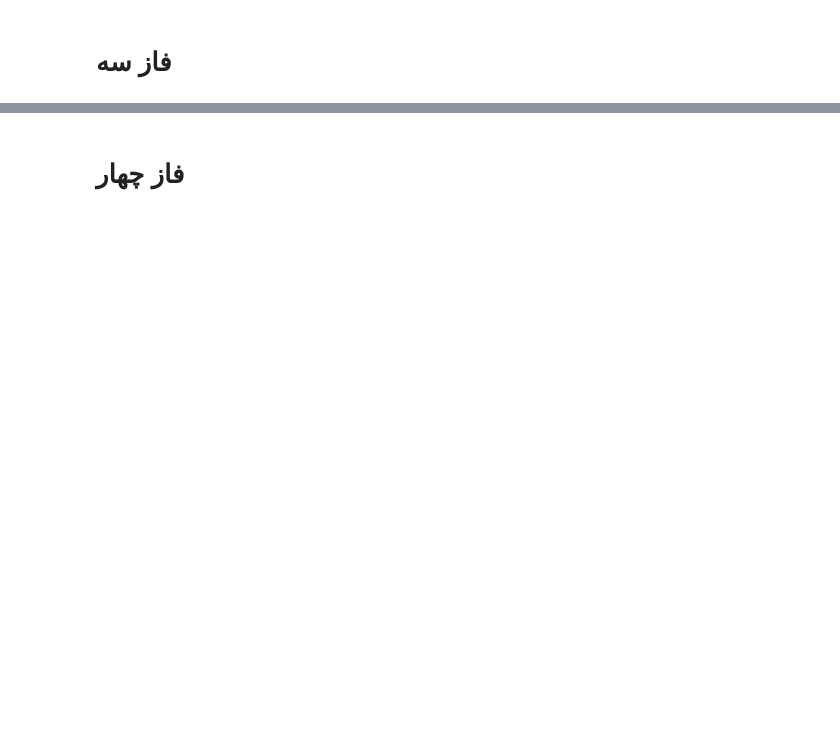
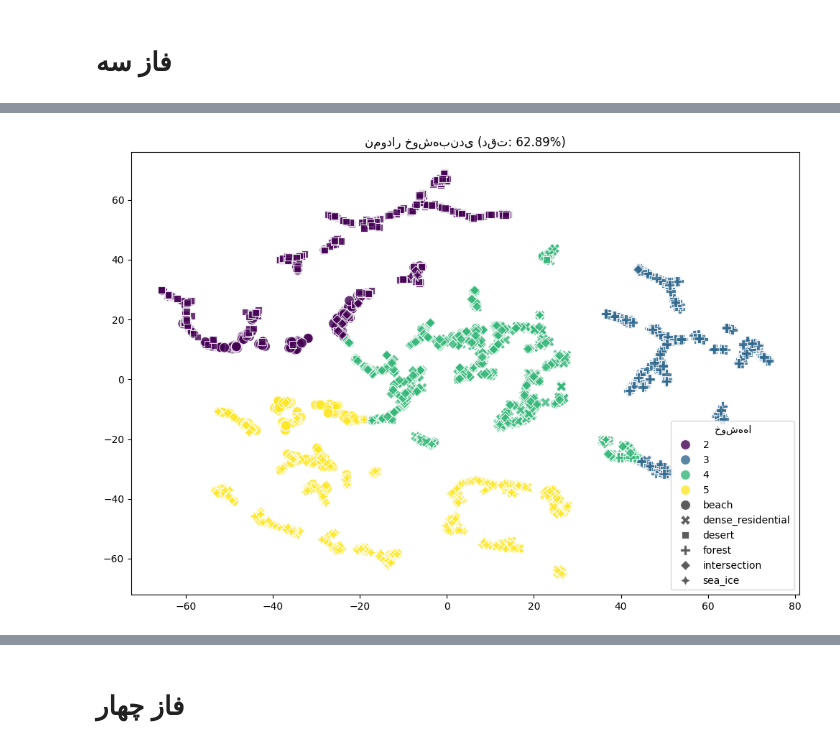
Before and after one commit to AliArianmehr2006/Clustering, a Jupyter notebook: clustring.ipynb, the cells around one changed output, grey strips where cells are left out. Drawn from its saved outputs; the diff is of its cells as text; code cells hidden in the pictures; blank space fills up the shorter version.

```diff
--- a/clustring.ipynb
+++ b/clustring.ipynb
@@ -584,0 +584,95 @@ Calinski-Harabasz Score: 282.4278
+# %%
+
+
+# 1. بارگذاری داده‌ها
+df = pd.read_csv("output_phase2/selected_features.csv")
+X = df.drop(columns=['class', 'filename'])
+y = df['class']
+classes = y.unique()
+
+# 2. پیش‌پردازش داده‌ها
+scaler = Pipeline([
+    ('robust', RobustScaler(quantile_range=(5, 95))),
+    ('power', PowerTransformer(method='yeo-johnson')),
+    ('quantile', QuantileTransformer(output_distribution='uniform'))
+])
+X_scaled = scaler.fit_transform(X)
+
+# 3. کاهش ابعاد
+pca = PCA(n_components=0.95)
+X_pca = pca.fit_transform(X_scaled)
+
+umap = UMAP(
+    n_components=3,
+    n_neighbors=12,
+    min_dist=0.05,
+    metric='manhattan',
+    random_state=42
+)
+X_embedding = umap.fit_transform(X_pca)
+
+# 4. خوشه‌بندی با MeanShift
+bandwidth = estimate_bandwidth(X_embedding, quantile=0.2, n_samples=500)
+ms = MeanShift(
+    bandwidth=bandwidth,
+    bin_seeding=True,
+    min_bin_freq=5,
+    cluster_all=True,
+    n_jobs=-1
+)
+ms.fit(X_embedding)
+cluster_labels = ms.labels_
+n_clusters = len(np.unique(cluster_labels))
+
+# 5. تطبیق برچسب‌ها
+le = LabelEncoder()
+y_encoded = le.fit_transform(y)
+cluster_labels_encoded = le.fit_transform(cluster_labels)
+
+# محاسبه ماتریس contingency
+contingency_matrix = np.zeros((len(classes), n_clusters))
+for true, pred in zip(y_encoded, cluster_labels_encoded):
+    contingency_matrix[true][pred] += 1
+
+# تطبیق با الگوریتم Hungarian
+row_ind, col_ind = linear_sum_assignment(-contingency_matrix)
+
+# نگاشت برچسب‌ها
+label_mapping = {pred: true for true, pred in zip(row_ind, col_ind)}
+adjusted_labels = np.array([label_mapping.get(pred, -1) for pred in cluster_labels_encoded])
+
+# 6. ارزیابی نتایج
+accuracy = accuracy_score(y_encoded, adjusted_labels)
+silhouette = silhouette_score(X_embedding, adjusted_labels)
+ari = adjusted_rand_score(y_encoded, adjusted_labels)
+nmi = normalized_mutual_info_score(y_encoded, adjusted_labels)
+
+# 7. نمایش نتایج
+print("\n--- نتایج خوشه‌بندی ---")
+print(f"تعداد خوشه‌های شناسایی شده: {n_clusters}")
+print(f"دقت: {accuracy:.2%}")
+print(f"Silhouette Score: {silhouette:.4f}")
+print(f"Adjusted Rand Index: {ari:.4f}")
+print(f"Normalized Mutual Info: {nmi:.4f}")
+
+# 8. نمایش نمودار
+X_vis = TSNE(n_components=2, random_state=42).fit_transform(X_embedding)
+
+plt.figure(figsize=(12, 8))
+sns.scatterplot(
+    x=X_vis[:, 0],
+    y=X_vis[:, 1],
+    hue=adjusted_labels,
+    palette='viridis',
+    style=y,
+    s=100,
+    alpha=0.8
+)
+plt.title(f'نمودار خوشه‌بندی (دقت: {accuracy:.2%})')
+plt.legend(title='خوشه‌ها')
+plt.show()
+
+# 9. ذخیره نتایج
+df['cluster'] = adjusted_labels
+df.to_csv("output_phase3/meanshift_clusters.csv", index=False)
+# %% [output]
@@ -584,0 +685 @@ Calinski-Harabasz Score: 282.4278
+[figure, added]
```
Also changed, not shown: parts of 28 cells of this notebook, 38 other files.
